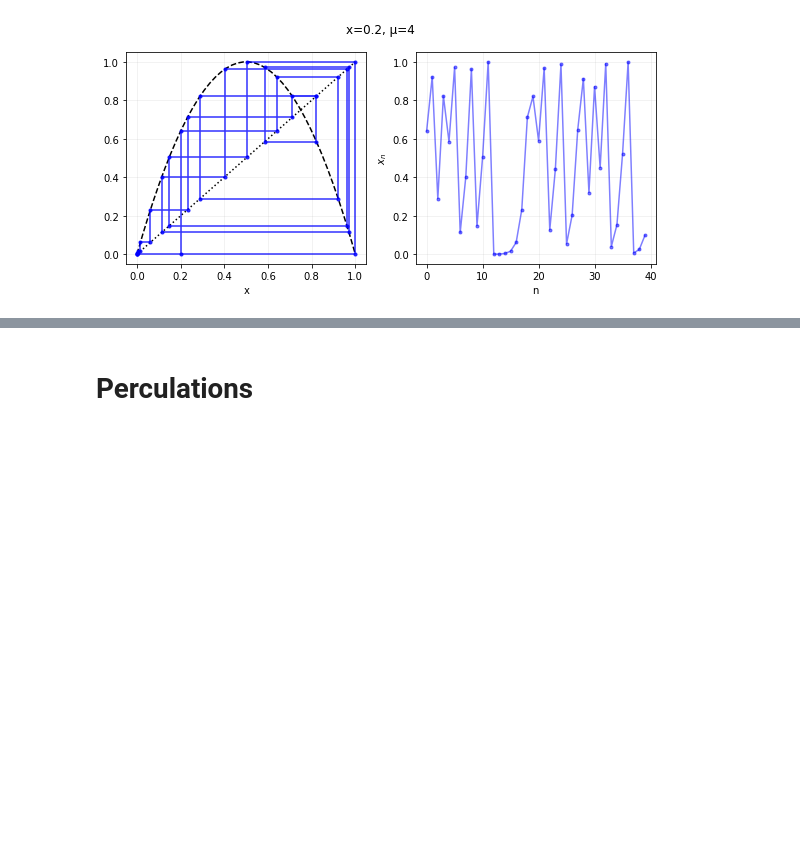
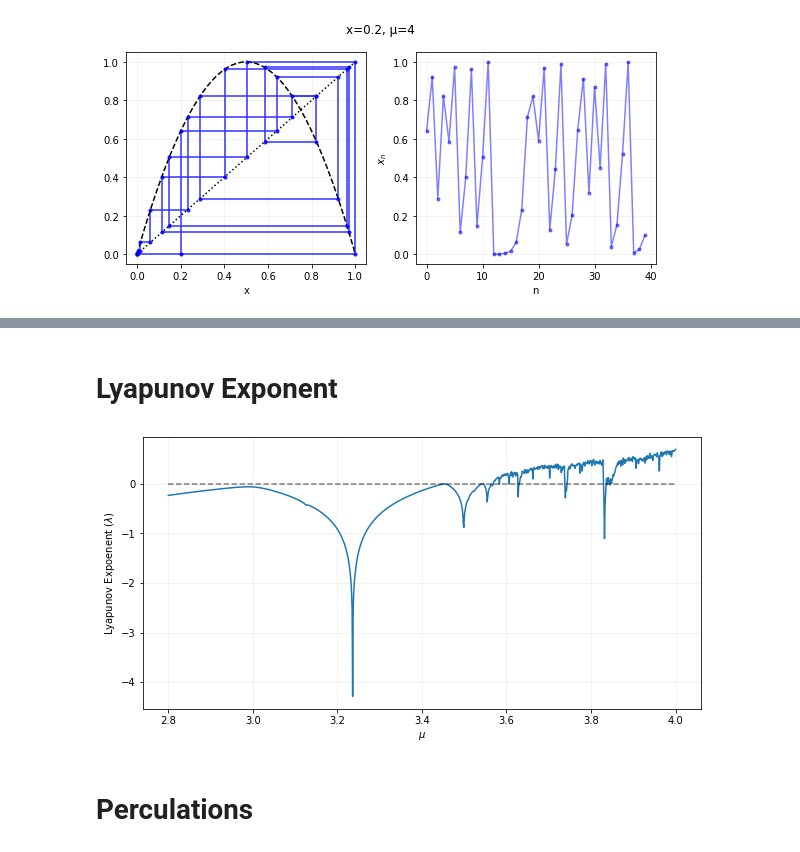
Before and after one commit to charelF/ComplexSystems, a Jupyter notebook: charel/fun.ipynb, the cells around one changed output, grey strips where cells are left out. Saved outputs shown, nothing was run; the diff lists cells and outputs as text; code cells hidden in the pictures; blank space fills up the shorter version.

Commit message:
lyapunov exponent lets go

```diff
--- a/charel/fun.ipynb
+++ b/charel/fun.ipynb
@@ -183,3 +183,34 @@ np.round(2.3, 1)
+# %% [markdown]
+# Lyapunov Exponent
+# %%
+M = 1000
+N = 100
+x0 = 0.2
+
+df = lambda x, mu: mu - 2*mu*x
+
+mus = np.linspace(2.8,4,M)
+lambdas = np.empty((M))
+
+for i in range(M):
+    mu = mus[i]
+    x = x0
+    Y = np.empty(N)
+    for j in range(N):
+        x = f(x, mu)
+        Y[j] = x
+    λ = (1/N) * sum([math.log(abs(df(xi, mu))) for xi in Y])
+    lambdas[i] = λ
+
+plt.figure(figsize=(10,5))
+plt.plot(mus, lambdas)
+plt.grid(alpha=0.2)
+plt.ylabel("Lyapunov Expoenent ($\lambda$)")
+plt.xlabel("$\mu$")
+plt.plot(mus, np.zeros_like(mus), "--", color="black", alpha=0.5)
+plt.show()
+# %% [output]
+[figure, added]
 # %% [markdown]
 # Perculations
 # %%
```
Also changed, not shown: parts of 6 cells of this notebook.
